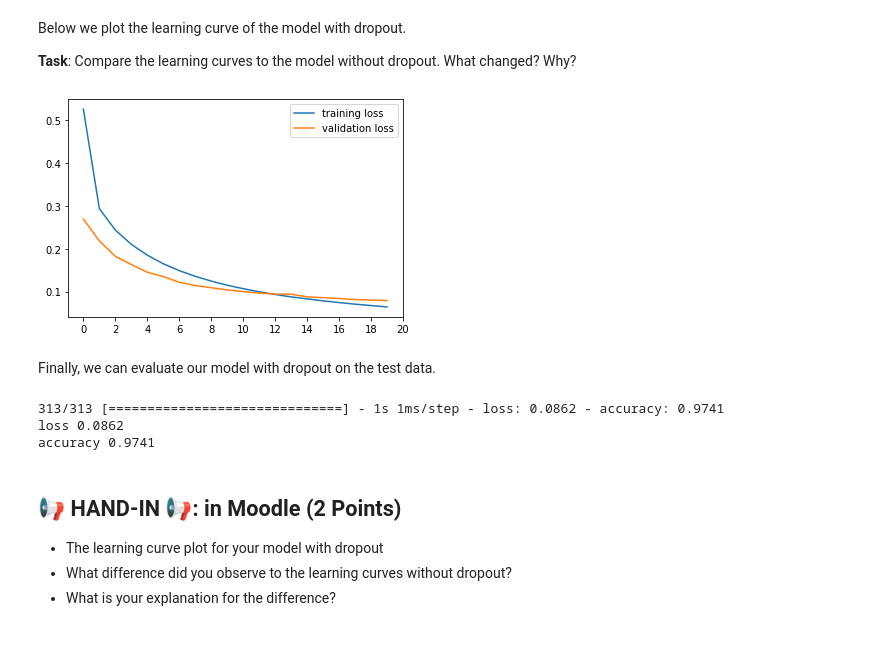
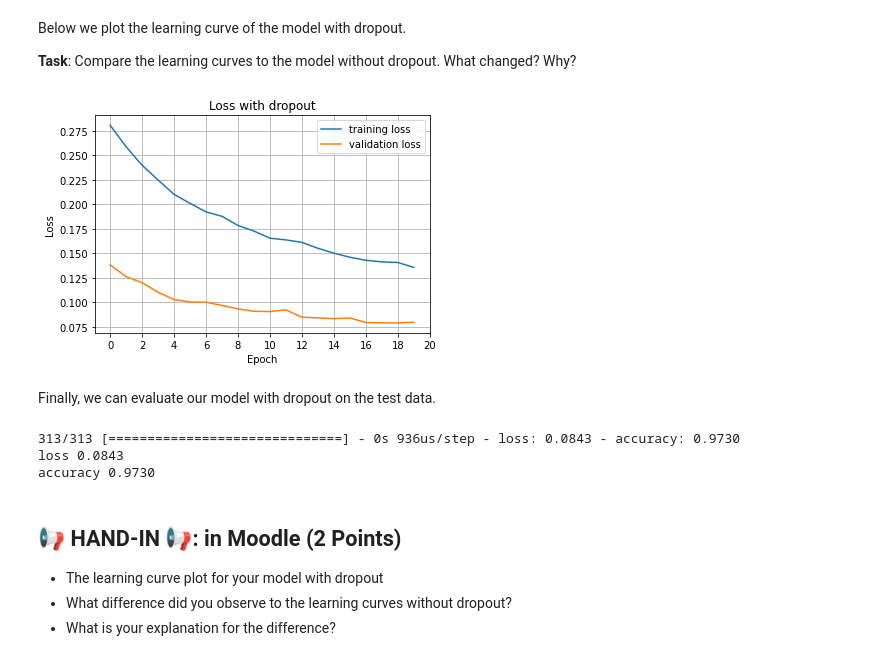
Before and after one commit to ArmandoShala/mldm_hs22, a Jupyter notebook: labs/L10_Neural_Networks_2_LAB_ASSIGNMENT.ipynb, the cells around one changed output. Drawn from its saved outputs; the diff is of its cells as text; code cells hidden in the pictures.

```diff
--- a/labs/L10_Neural_Networks_2_LAB_ASSIGNMENT.ipynb
+++ b/labs/L10_Neural_Networks_2_LAB_ASSIGNMENT.ipynb
@@ -204,7 +215,7 @@ _________________________________________________________________
 Below, we train the model in the same way as before.
 # %%
 model_dropout.compile(loss="categorical_crossentropy", optimizer="sgd", metrics=["accuracy"])
-history = model_dropout.fit(
+history2 = model_dropout.fit(
   x_train,
   y_train,
   batch_size=16,
@@ -233,19 +244,19 @@ Epoch 20/20
 Below we plot the learning curve of the model with dropout.
 
 **Task**: Compare the learning curves to the model without dropout. What changed? Why?
-# %%
-plot_history(history)
-# %% [output]
-[figure, removed]
+# %%
+plot_history(history2, title="Loss with dropout", xlable="Epoch", ylable="Loss")
+# %% [output]
+[figure, added]
 # %% [markdown]
 Finally, we can evaluate our model with dropout on the test data.
 # %%
 for m, v in zip(model_dropout.metrics_names, model_dropout.evaluate(x_test, y_test)):
   print(m, f"{v:.4f}")
 # %% [output]
-313/313 [==============================] - 1s 1ms/step - loss: 0.0862 - accuracy: 0.9741
-loss 0.0862
-accuracy 0.9741
+313/313 [==============================] - 0s 936us/step - loss: 0.0843 - accuracy: 0.9730
+loss 0.0843
+accuracy 0.9730
 # %% [markdown]
 ## 📢 **HAND-IN** 📢: in Moodle (2 Points)
 
```
Also changed, not shown: parts of 15 cells of this notebook.
